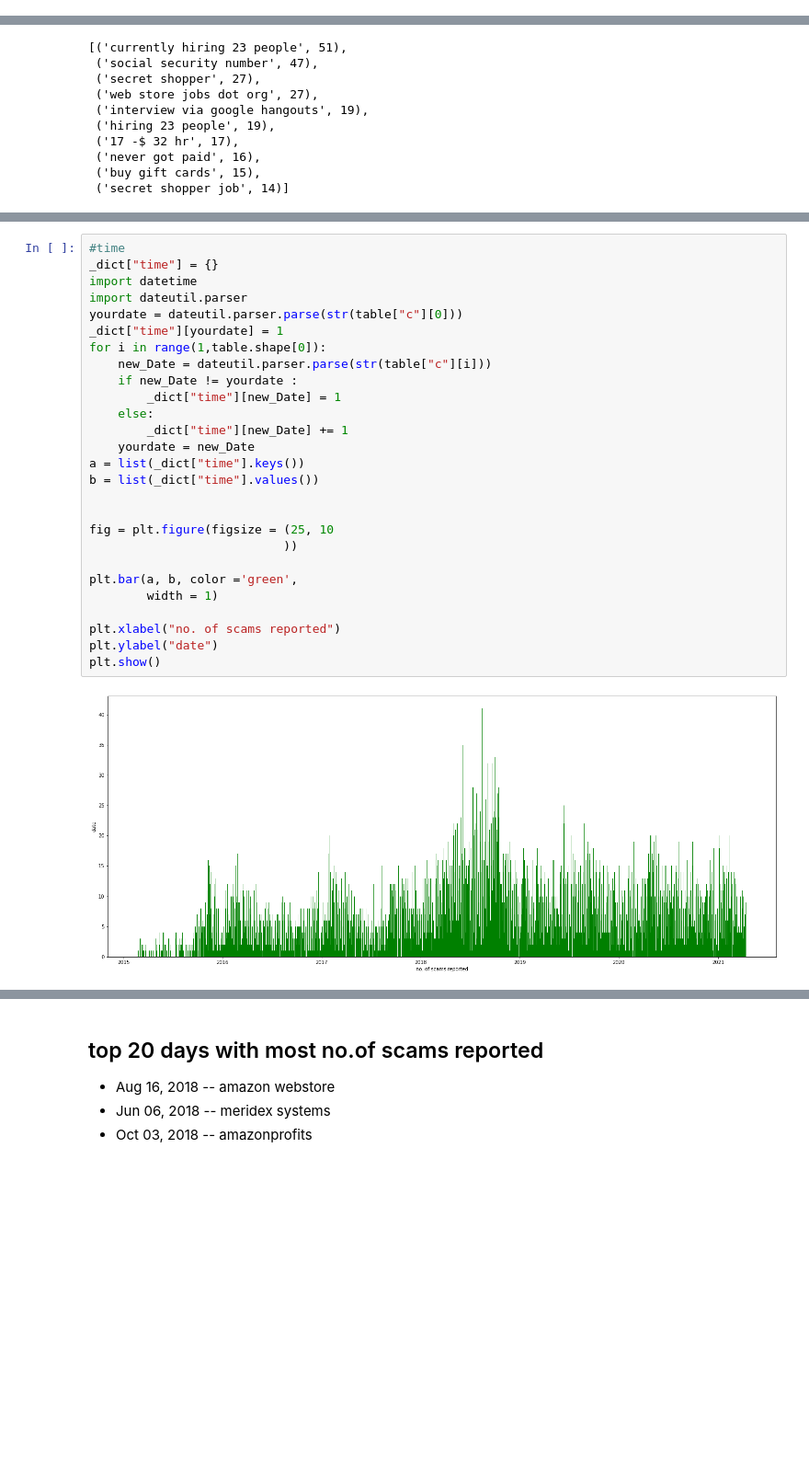
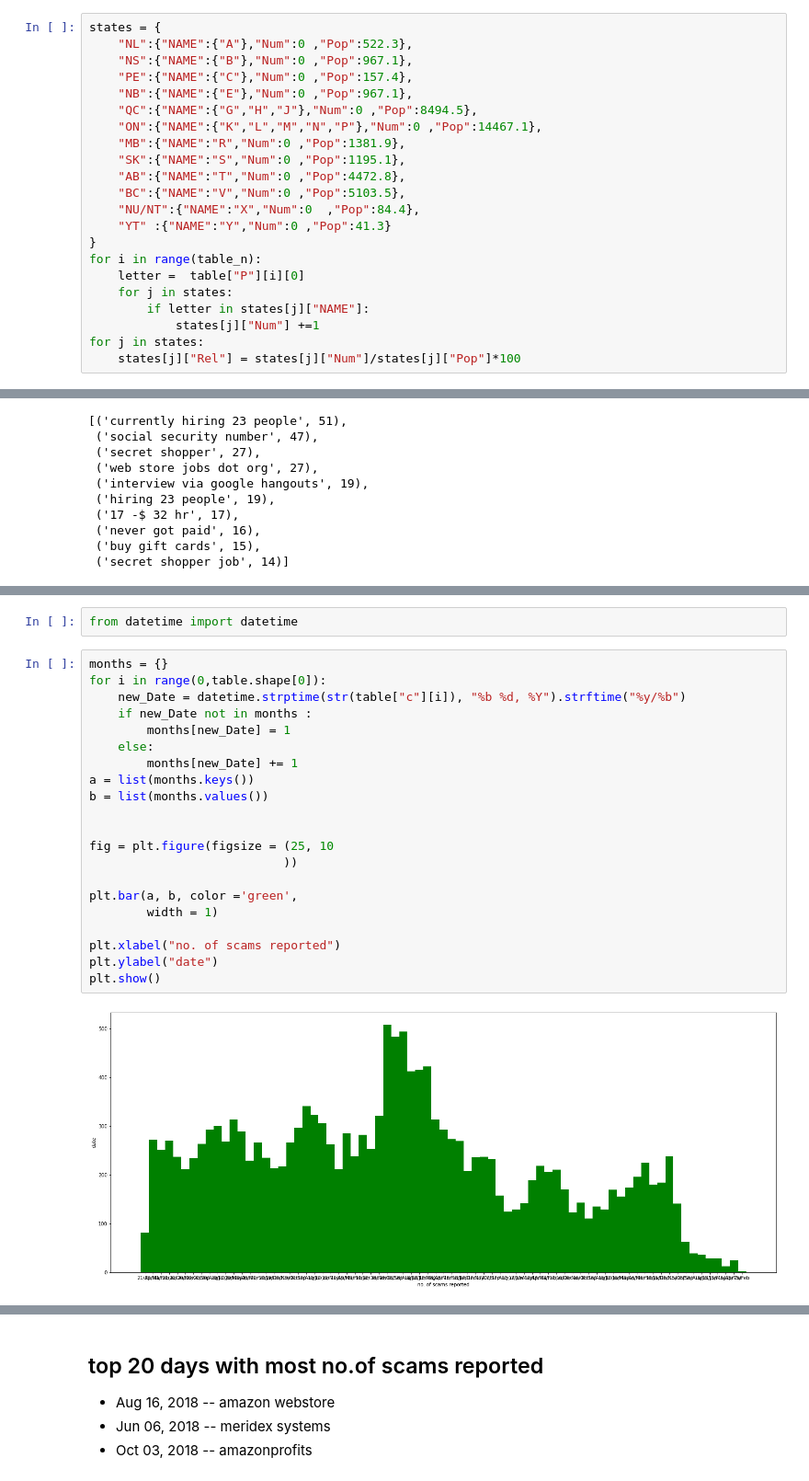
Before and after one commit to sksum/bbb_scamtracker_scraper, a Jupyter notebook: analysis/Analysis.ipynb, the cells around one changed output, grey strips where cells are left out. Shown at 92% size. Cells and saved outputs as stored; diff of their text form; blank space fills up the shorter version.

```diff
--- a/analysis/Analysis.ipynb
+++ b/analysis/Analysis.ipynb
@@ -27,2 +28,24 @@ print(table.head(1))
 
 [1 rows x 24 columns]
+# %%
+states = {
+    "NL":{"NAME":{"A"},"Num":0 ,"Pop":522.3},
+    "NS":{"NAME":{"B"},"Num":0 ,"Pop":967.1},
+    "PE":{"NAME":{"C"},"Num":0 ,"Pop":157.4},
+    "NB":{"NAME":{"E"},"Num":0 ,"Pop":967.1},
+    "QC":{"NAME":{"G","H","J"},"Num":0 ,"Pop":8494.5},
+    "ON":{"NAME":{"K","L","M","N","P"},"Num":0 ,"Pop":14467.1},
+    "MB":{"NAME":"R","Num":0 ,"Pop":1381.9},
+    "SK":{"NAME":"S","Num":0 ,"Pop":1195.1},
+    "AB":{"NAME":"T","Num":0 ,"Pop":4472.8},
+    "BC":{"NAME":"V","Num":0 ,"Pop":5103.5},
+    "NU/NT":{"NAME":"X","Num":0  ,"Pop":84.4},
+    "YT" :{"NAME":"Y","Num":0 ,"Pop":41.3}
+}
+for i in range(table_n):
+    letter =  table["P"][i][0]
+    for j in states:
+        if letter in states[j]["NAME"]:
+            states[j]["Num"] +=1
+for j in states:
+    states[j]["Rel"] = states[j]["Num"]/states[j]["Pop"]*100
@@ -80,29 +177,25 @@ fd.most_common(10)
+# %%
+from datetime import datetime
 # %%
-#time
-_dict["time"] = {}
-import datetime
-import dateutil.parser
-yourdate = dateutil.parser.parse(str(table["c"][0]))
-_dict["time"][yourdate] = 1
-for i in range(1,table.shape[0]):
-    new_Date = dateutil.parser.parse(str(table["c"][i]))
-    if new_Date != yourdate :
-        _dict["time"][new_Date] = 1
+months = {}
+for i in range(0,table.shape[0]):
+    new_Date = datetime.strptime(str(table["c"][i]), "%b %d, %Y").strftime("%y/%b")
+    if new_Date not in months :
+        months[new_Date] = 1
     else:
-        _dict["time"][new_Date] += 1
-    yourdate = new_Date
-a = list(_dict["time"].keys())
-b = list(_dict["time"].values())
+        months[new_Date] += 1
+a = list(months.keys())
+b = list(months.values())
 
 
 fig = plt.figure(figsize = (25, 10
                            ))
 
 plt.bar(a, b, color ='green',
         width = 1)
 
 plt.xlabel("no. of scams reported")
 plt.ylabel("date")
 plt.show()
 # %% [output]
-[figure, old version]
+[figure, new version]
```
Also changed, not shown: parts of 17 cells of this notebook, 24 other files.
